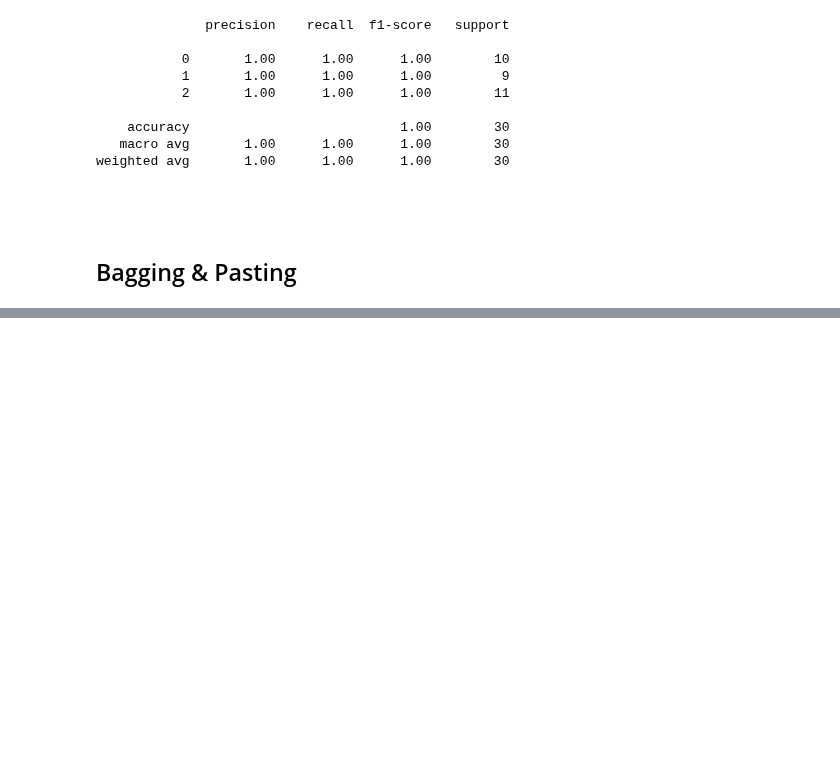
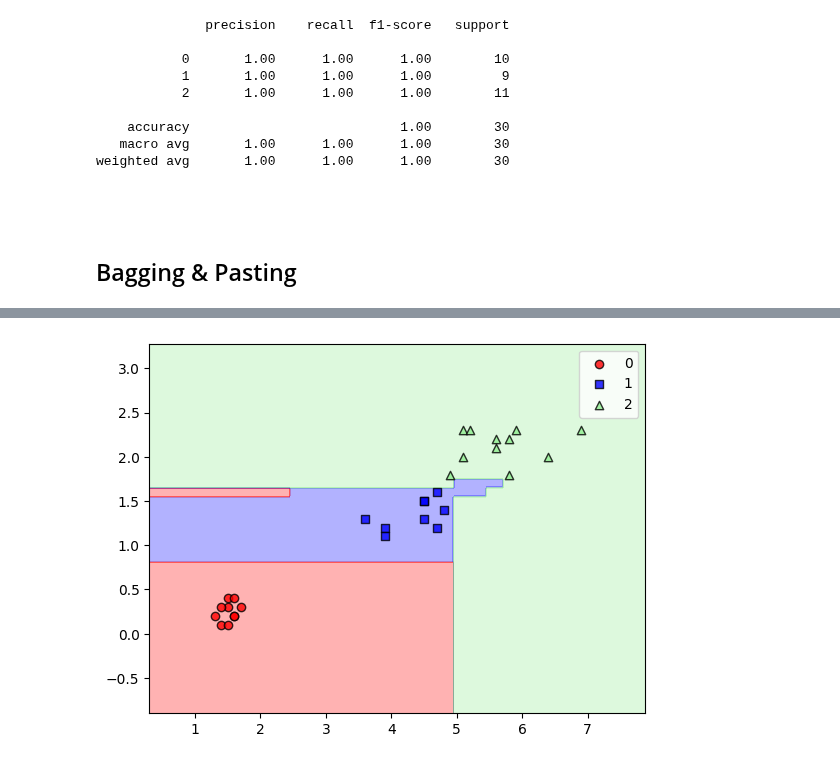
Before and after one commit to kaladabrio2020/livro-aprendizado-de-maquina-sklearn-keras-tf, a Jupyter notebook: Parte I-Os Conceitos Básicos de ML/Capitulo 7-Aprendizado Ensemble e Floresta Aleatórias/Ensemble.ipynb, the cells around one changed output, grey strips where cells are left out. Drawn from its saved outputs; the diff is of its cells as text; code cells hidden in the pictures; blank space fills up the shorter version.

```diff
--- a/Parte I-Os Conceitos Básicos de ML/Capitulo 7-Aprendizado Ensemble e Floresta Aleatórias/Ensemble.ipynb
+++ b/Parte I-Os Conceitos Básicos de ML/Capitulo 7-Aprendizado Ensemble e Floresta Aleatórias/Ensemble.ipynb
@@ -46,0 +124,4 @@ weighted avg       1.00      1.00      1.00        30
+# %%
+plotDecisionRegion(xtest[:,2:],ytest,gradBoost)
+# %% [output]
+[figure, added]
```
Also changed, not shown: parts of 12 cells of this notebook, 1 other file.
